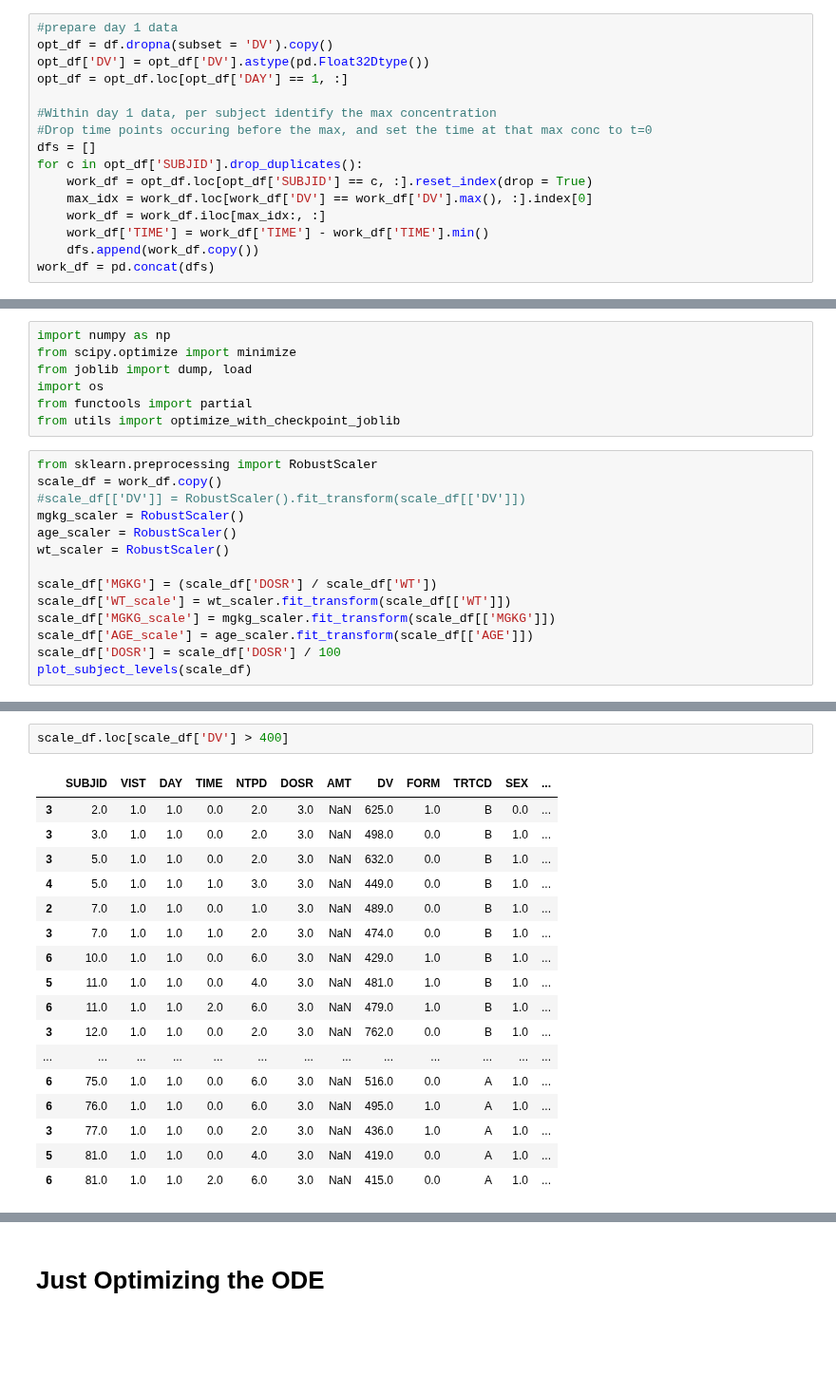
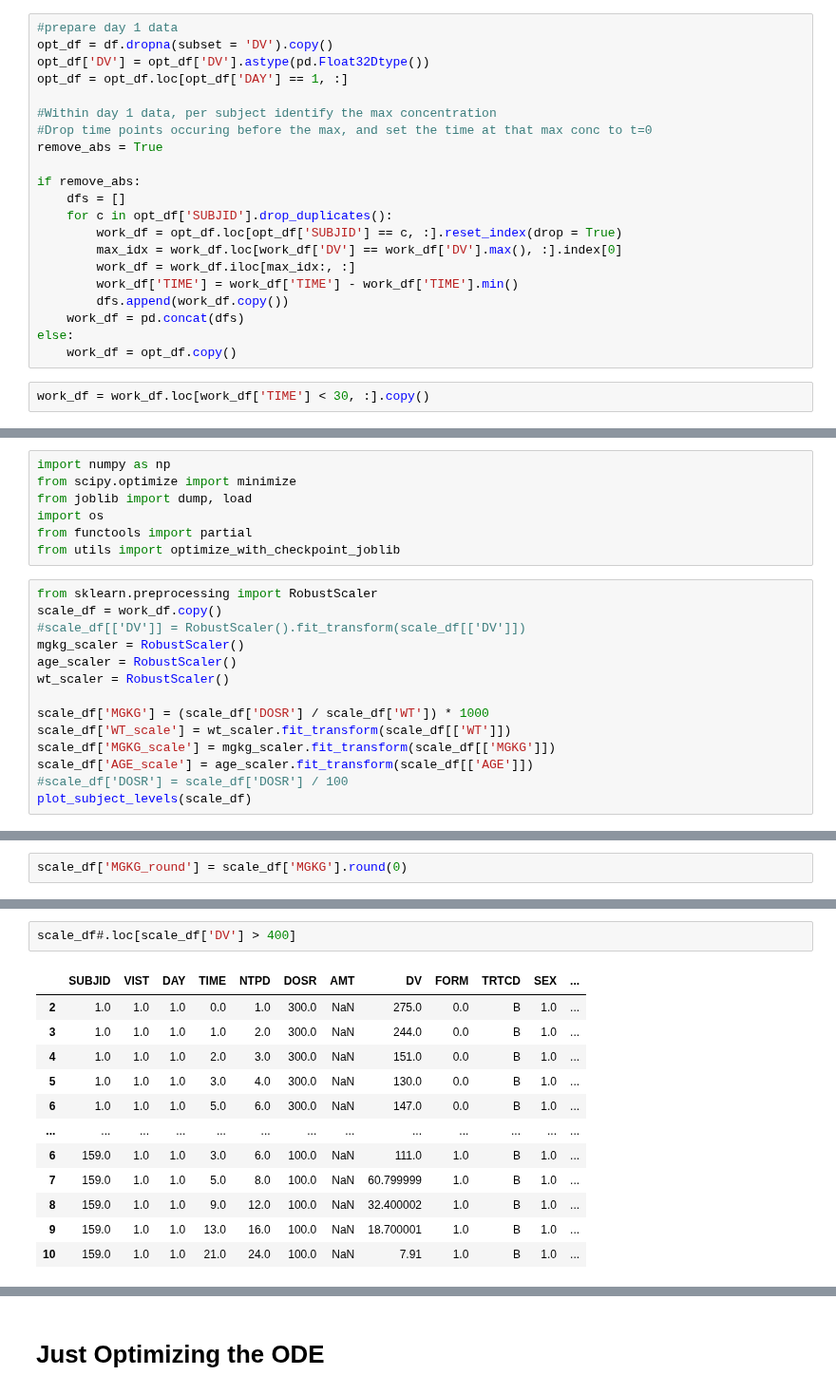
Before and after one commit to kelleyjbrady/NiceODE, a Jupyter notebook: t_0atDV_max_ode_solver_r.ipynb, the cells around one changed output, grey strips where cells are left out. Shown at 95% size. Saved outputs shown, nothing was run; the diff lists cells and outputs as text; blank space fills up the shorter version.

```diff
--- a/t_0atDV_max_ode_solver_r.ipynb
+++ b/t_0atDV_max_ode_solver_r.ipynb
@@ -54,14 +54,21 @@ opt_df = opt_df.loc[opt_df['DAY'] == 1, :]
 
 #Within day 1 data, per subject identify the max concentration
 #Drop time points occuring before the max, and set the time at that max conc to t=0
-dfs = []
-for c in opt_df['SUBJID'].drop_duplicates():
-    work_df = opt_df.loc[opt_df['SUBJID'] == c, :].reset_index(drop = True)
-    max_idx = work_df.loc[work_df['DV'] == work_df['DV'].max(), :].index[0]
-    work_df = work_df.iloc[max_idx:, :]
-    work_df['TIME'] = work_df['TIME'] - work_df['TIME'].min()
-    dfs.append(work_df.copy())
-work_df = pd.concat(dfs)
+remove_abs = True
+
+if remove_abs:
+    dfs = []
+    for c in opt_df['SUBJID'].drop_duplicates():
+        work_df = opt_df.loc[opt_df['SUBJID'] == c, :].reset_index(drop = True)
+        max_idx = work_df.loc[work_df['DV'] == work_df['DV'].max(), :].index[0]
+        work_df = work_df.iloc[max_idx:, :]
+        work_df['TIME'] = work_df['TIME'] - work_df['TIME'].min()
+        dfs.append(work_df.copy())
+    work_df = pd.concat(dfs)
+else:
+    work_df = opt_df.copy()
+# %%
+work_df = work_df.loc[work_df['TIME'] < 30, :].copy()
 # %%
 #plot the prepared data
 plot_subject_levels(work_df)
@@ -82,10 +89,10 @@ mgkg_scaler = RobustScaler()
 age_scaler = RobustScaler()
 wt_scaler = RobustScaler()
 
-scale_df['MGKG'] = (scale_df['DOSR'] / scale_df['WT'])
+scale_df['MGKG'] = (scale_df['DOSR'] / scale_df['WT']) * 1000
 scale_df['WT_scale'] = wt_scaler.fit_transform(scale_df[['WT']])
 scale_df['MGKG_scale'] = mgkg_scaler.fit_transform(scale_df[['MGKG']])
 scale_df['AGE_scale'] = age_scaler.fit_transform(scale_df[['AGE']])
-scale_df['DOSR'] = scale_df['DOSR'] / 100
+#scale_df['DOSR'] = scale_df['DOSR'] / 100
 plot_subject_levels(scale_df)
 # %% [output]
@@ -92,0 +100,2 @@ plot_subject_levels(scale_df)
+# %%
+scale_df['MGKG_round'] = scale_df['MGKG'].round(0)
@@ -93,20 +107,15 @@ plot_subject_levels(scale_df)
 # %%
-scale_df.loc[scale_df['DV'] > 400]
+scale_df#.loc[scale_df['DV'] > 400]
 # %% [output]
 |  | SUBJID | VIST | DAY | TIME | NTPD | DOSR | AMT | DV | FORM | TRTCD | SEX | ... |
-| 3 | 2.0 | 1.0 | 1.0 | 0.0 | 2.0 | 3.0 | NaN | 625.0 | 1.0 | B | 0.0 | ... |
-| 3 | 3.0 | 1.0 | 1.0 | 0.0 | 2.0 | 3.0 | NaN | 498.0 | 0.0 | B | 1.0 | ... |
-| 3 | 5.0 | 1.0 | 1.0 | 0.0 | 2.0 | 3.0 | NaN | 632.0 | 0.0 | B | 1.0 | ... |
-| 4 | 5.0 | 1.0 | 1.0 | 1.0 | 3.0 | 3.0 | NaN | 449.0 | 0.0 | B | 1.0 | ... |
-| 2 | 7.0 | 1.0 | 1.0 | 0.0 | 1.0 | 3.0 | NaN | 489.0 | 0.0 | B | 1.0 | ... |
-| 3 | 7.0 | 1.0 | 1.0 | 1.0 | 2.0 | 3.0 | NaN | 474.0 | 0.0 | B | 1.0 | ... |
-| 6 | 10.0 | 1.0 | 1.0 | 0.0 | 6.0 | 3.0 | NaN | 429.0 | 1.0 | B | 1.0 | ... |
-| 5 | 11.0 | 1.0 | 1.0 | 0.0 | 4.0 | 3.0 | NaN | 481.0 | 1.0 | B | 1.0 | ... |
-| 6 | 11.0 | 1.0 | 1.0 | 2.0 | 6.0 | 3.0 | NaN | 479.0 | 1.0 | B | 1.0 | ... |
-| 3 | 12.0 | 1.0 | 1.0 | 0.0 | 2.0 | 3.0 | NaN | 762.0 | 0.0 | B | 1.0 | ... |
+| 2 | 1.0 | 1.0 | 1.0 | 0.0 | 1.0 | 300.0 | NaN | 275.0 | 0.0 | B | 1.0 | ... |
+| 3 | 1.0 | 1.0 | 1.0 | 1.0 | 2.0 | 300.0 | NaN | 244.0 | 0.0 | B | 1.0 | ... |
+| 4 | 1.0 | 1.0 | 1.0 | 2.0 | 3.0 | 300.0 | NaN | 151.0 | 0.0 | B | 1.0 | ... |
+| 5 | 1.0 | 1.0 | 1.0 | 3.0 | 4.0 | 300.0 | NaN | 130.0 | 0.0 | B | 1.0 | ... |
+| 6 | 1.0 | 1.0 | 1.0 | 5.0 | 6.0 | 300.0 | NaN | 147.0 | 0.0 | B | 1.0 | ... |
 | ... | ... | ... | ... | ... | ... | ... | ... | ... | ... | ... | ... | ... |
-| 6 | 75.0 | 1.0 | 1.0 | 0.0 | 6.0 | 3.0 | NaN | 516.0 | 0.0 | A | 1.0 | ... |
-| 6 | 76.0 | 1.0 | 1.0 | 0.0 | 6.0 | 3.0 | NaN | 495.0 | 1.0 | A | 1.0 | ... |
-| 3 | 77.0 | 1.0 | 1.0 | 0.0 | 2.0 | 3.0 | NaN | 436.0 | 1.0 | A | 1.0 | ... |
-| 5 | 81.0 | 1.0 | 1.0 | 0.0 | 4.0 | 3.0 | NaN | 419.0 | 0.0 | A | 1.0 | ... |
-| 6 | 81.0 | 1.0 | 1.0 | 2.0 | 6.0 | 3.0 | NaN | 415.0 | 0.0 | A | 1.0 | ... |
+| 6 | 159.0 | 1.0 | 1.0 | 3.0 | 6.0 | 100.0 | NaN | 111.0 | 1.0 | B | 1.0 | ... |
+| 7 | 159.0 | 1.0 | 1.0 | 5.0 | 8.0 | 100.0 | NaN | 60.799999 | 1.0 | B | 1.0 | ... |
+| 8 | 159.0 | 1.0 | 1.0 | 9.0 | 12.0 | 100.0 | NaN | 32.400002 | 1.0 | B | 1.0 | ... |
+| 9 | 159.0 | 1.0 | 1.0 | 13.0 | 16.0 | 100.0 | NaN | 18.700001 | 1.0 | B | 1.0 | ... |
+| 10 | 159.0 | 1.0 | 1.0 | 21.0 | 24.0 | 100.0 | NaN | 7.91 | 1.0 | B | 1.0 | ... |
```
Also changed, not shown: parts of 19 cells of this notebook, 2 other files.
